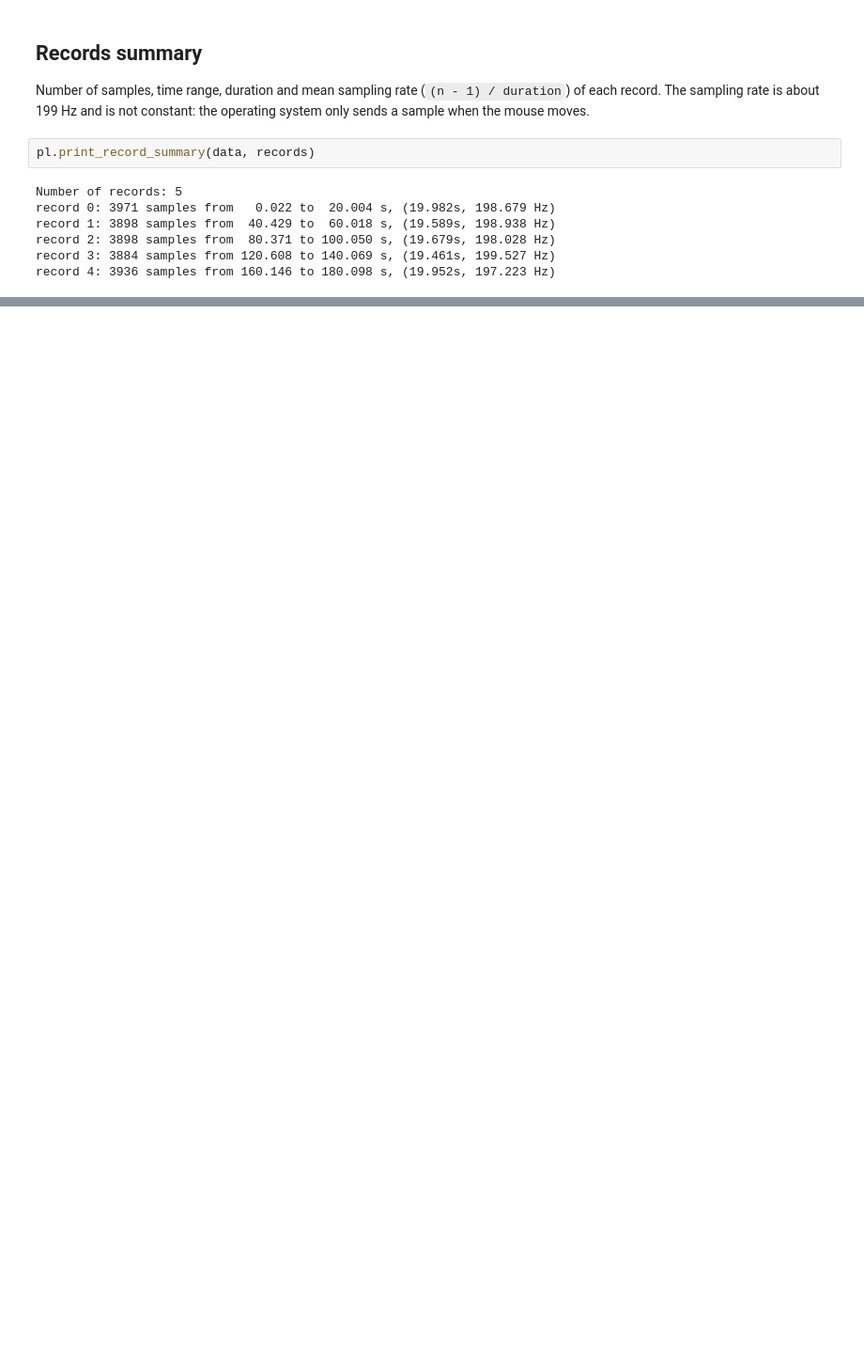
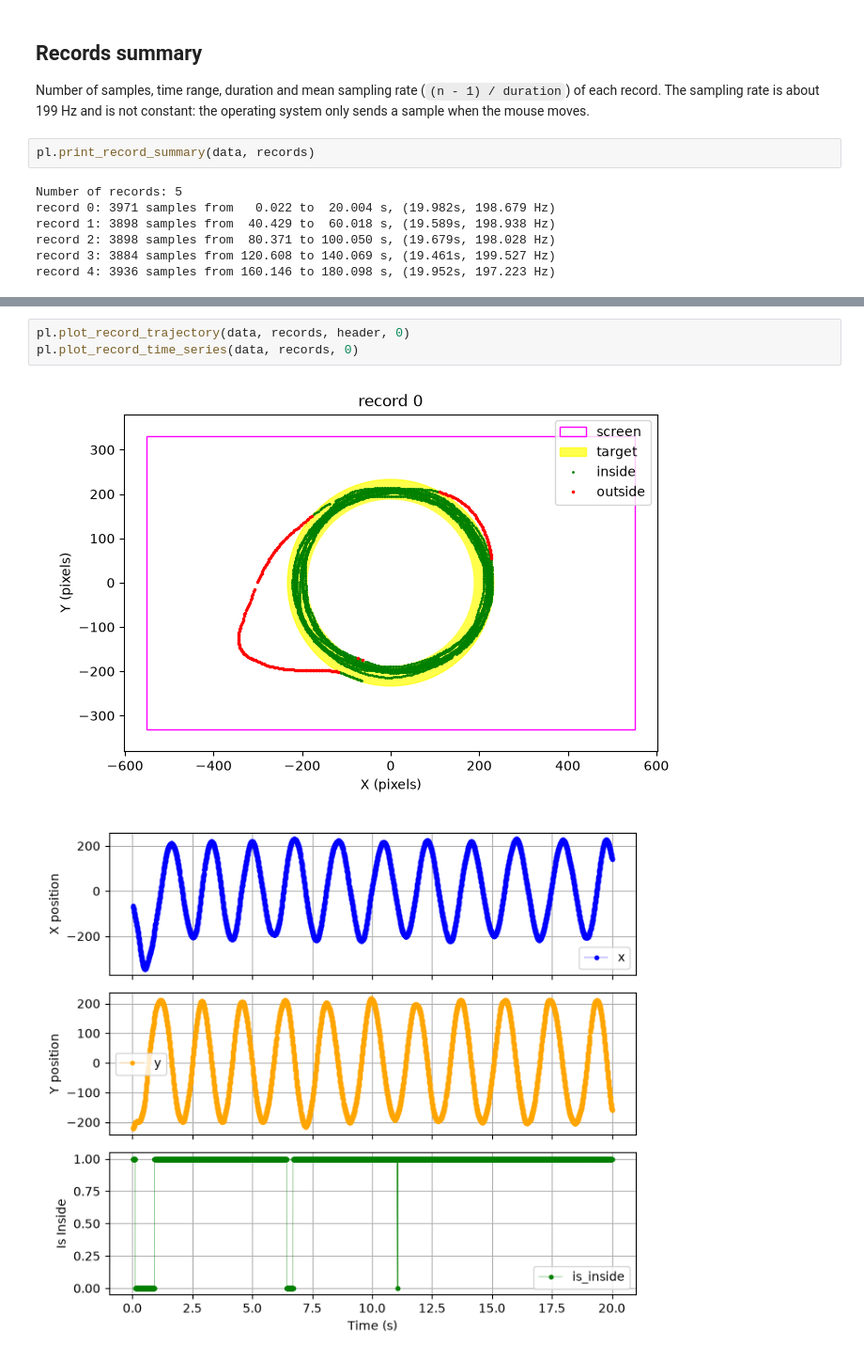
Before and after one commit to ChloeGil-student/Circular-task-analysis, a Jupyter notebook: notebooks/02_figures.ipynb, the cells around one changed output, grey strips where cells are left out. Shown at 94% size. Saved outputs shown, nothing was run; the diff lists cells and outputs as text; blank space fills up the shorter version.

Commit message:
Add record 0 figures

```diff
--- a/notebooks/02_figures.ipynb
+++ b/notebooks/02_figures.ipynb
@@ -78,0 +88,6 @@ record 4: 3936 samples from 160.146 to 180.098 s, (19.952s, 197.223 Hz)
+# %%
+pl.plot_record_trajectory(data, records, header, 0)
+pl.plot_record_time_series(data, records, 0)
+# %% [output]
+[figure, added]
+[figure, added]
```
Also changed, not shown: parts of 1 cell of this notebook.
